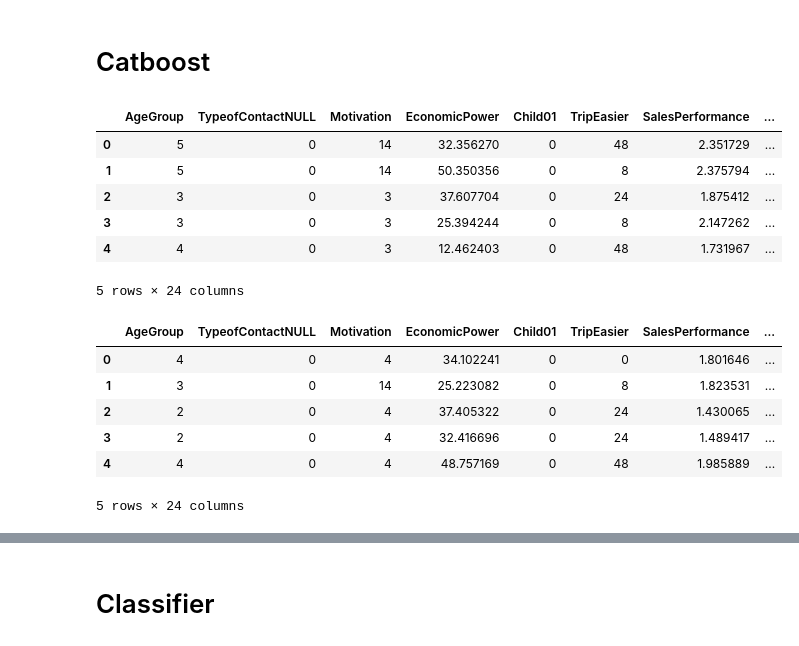
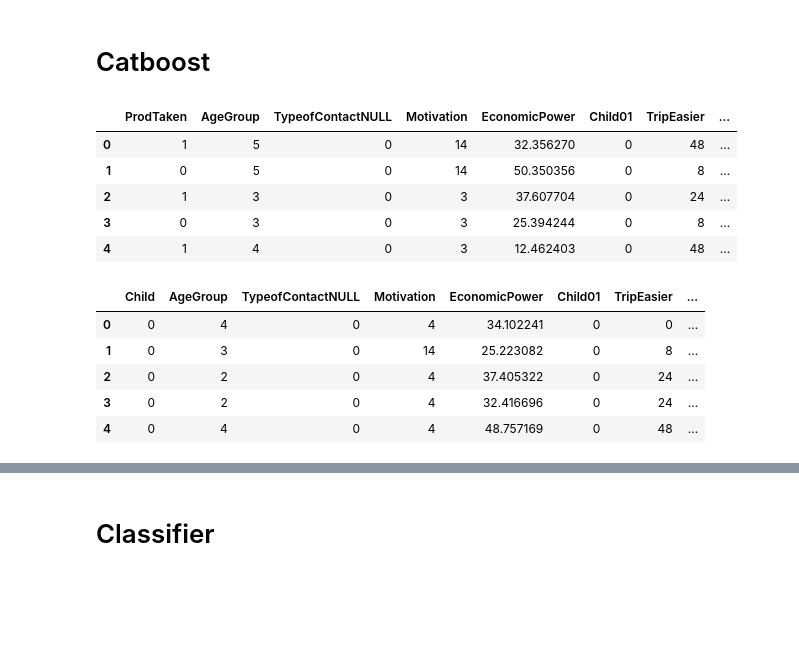
Before and after one commit to RickHub0115/SIGNATE-Summer-Cup-2024, a Jupyter notebook: scr/prediction/prediction_catboost.ipynb, the cells around one changed output, grey strips where cells are left out. Saved outputs shown, nothing was run; the diff lists cells and outputs as text; code cells hidden in the pictures; blank space fills up the shorter version.

```diff
--- a/scr/prediction/prediction_catboost.ipynb
+++ b/scr/prediction/prediction_catboost.ipynb
@@ -58,30 +58,31 @@ feature = [
     'Marry',
     'Car',
     'Child',
+    'ProdTaken',
     # 以下、作成特徴量
-    #'AgeGroup',
-    #'TypeofContactNULL',
-    #'Motivation',
-    #'EconomicPower',
-    #'Child01',
+    'AgeGroup',
+    'TypeofContactNULL',
+    'Motivation',
+    'EconomicPower',
+    'Child01',
     'TripEasier',
-    #'SalesPerformance',
-    #'LivingCost',
-    #'EconomicStability',
-    #'TravelCost',
-    #'NumberOfTrips_log',
-    #'EconomicSegment',
-    #'PackageMatch',
-    #'IsFamily',
-    #'FreaqencySeg',
-    #'Monetary',
-    #'MonetarySeg',
+    'SalesPerformance',
+    'LivingCost',
+    'EconomicStability',
+    'TravelCost',
+    'NumberOfTrips_log',
+    'EconomicSegment',
+    'PackageMatch',
+    'IsFamily',
+    'FreaqencySeg',
+    'Monetary',
+    'MonetarySeg',
     #'ContractRate_FM',
     #'ContractRate_G1',
     #'ContractRate_G2',
-    'ContractRate_G3',
-    #'ContractRate_G4',
-    'ContractRate_G5',
+    #'ContractRate_G3',
+    'ContractRate_G4',
+    #'ContractRate_G5',
     #'ContractRate_G6'
 ]
 
@@ -100,25 +101,25 @@ df_submit = mapping_columns_if_exist(df_submit)
 
 X = df[feature]
 y = df['ProdTaken']
+
+feature.remove('ProdTaken')
 df_submit = df_submit[feature]
 # %%
 display(X.iloc[:5, 18:])
-display(df_submit.iloc[:5, 18:])
+display(df_submit.iloc[:5, 17:])
 # %% [output]
-|  | AgeGroup | TypeofContactNULL | Motivation | EconomicPower | Child01 | TripEasier | SalesPerformance | ... |
-| 0 | 5 | 0 | 14 | 32.356270 | 0 | 48 | 2.351729 | ... |
-| 1 | 5 | 0 | 14 | 50.350356 | 0 | 8 | 2.375794 | ... |
-| 2 | 3 | 0 | 3 | 37.607704 | 0 | 24 | 1.875412 | ... |
-| 3 | 3 | 0 | 3 | 25.394244 | 0 | 8 | 2.147262 | ... |
-| 4 | 4 | 0 | 3 | 12.462403 | 0 | 48 | 1.731967 | ... |
+|  | ProdTaken | AgeGroup | TypeofContactNULL | Motivation | EconomicPower | Child01 | TripEasier | ... |
+| 0 | 1 | 5 | 0 | 14 | 32.356270 | 0 | 48 | ... |
+| 1 | 0 | 5 | 0 | 14 | 50.350356 | 0 | 8 | ... |
+| 2 | 1 | 3 | 0 | 3 | 37.607704 | 0 | 24 | ... |
+| 3 | 0 | 3 | 0 | 3 | 25.394244 | 0 | 8 | ... |
+| 4 | 1 | 4 | 0 | 3 | 12.462403 | 0 | 48 | ... |
-5 rows × 24 columns
-|  | AgeGroup | TypeofContactNULL | Motivation | EconomicPower | Child01 | TripEasier | SalesPerformance | ... |
-| 0 | 4 | 0 | 4 | 34.102241 | 0 | 0 | 1.801646 | ... |
-| 1 | 3 | 0 | 14 | 25.223082 | 0 | 8 | 1.823531 | ... |
-| 2 | 2 | 0 | 4 | 37.405322 | 0 | 24 | 1.430065 | ... |
-| 3 | 2 | 0 | 4 | 32.416696 | 0 | 24 | 1.489417 | ... |
-| 4 | 4 | 0 | 4 | 48.757169 | 0 | 48 | 1.985889 | ... |
+|  | Child | AgeGroup | TypeofContactNULL | Motivation | EconomicPower | Child01 | TripEasier | ... |
+| 0 | 0 | 4 | 0 | 4 | 34.102241 | 0 | 0 | ... |
+| 1 | 0 | 3 | 0 | 14 | 25.223082 | 0 | 8 | ... |
+| 2 | 0 | 2 | 0 | 4 | 37.405322 | 0 | 24 | ... |
+| 3 | 0 | 2 | 0 | 4 | 32.416696 | 0 | 24 | ... |
+| 4 | 0 | 4 | 0 | 4 | 48.757169 | 0 | 48 | ... |
-5 rows × 24 columns
 # %%
 # 学習モデル Regressor
 
```
Also changed, not shown: parts of 3 cells of this notebook, 7 other files.
